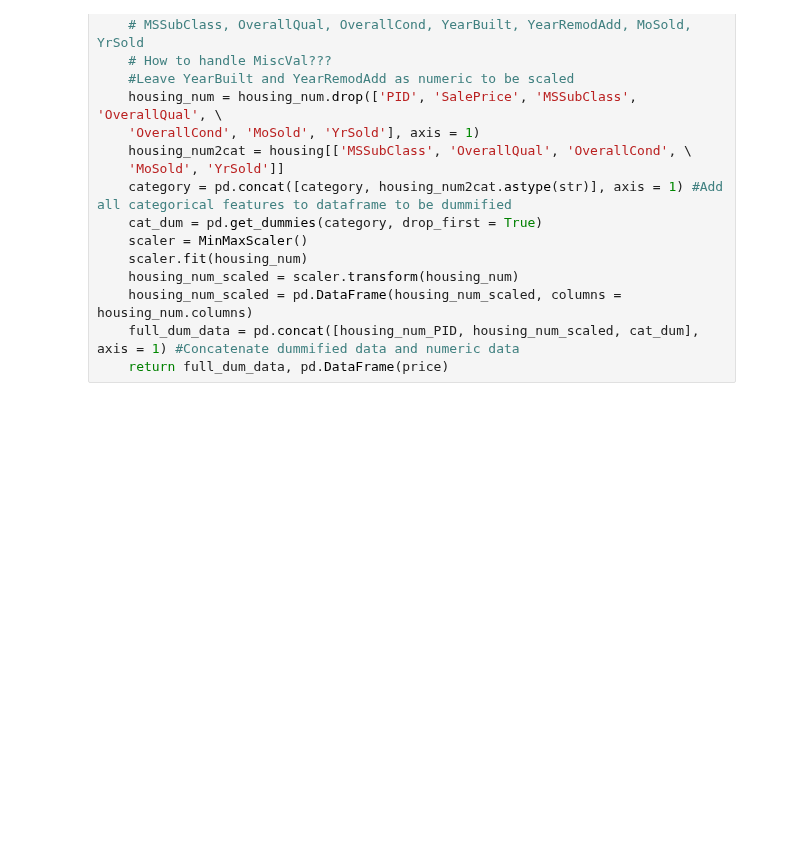
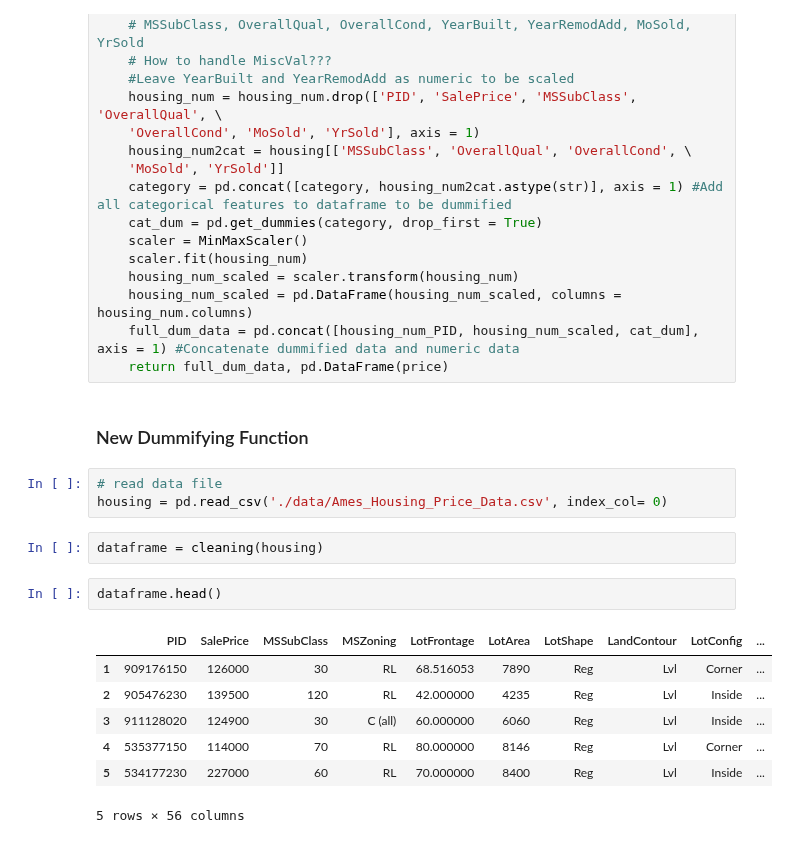
Before and after one commit to djhang99/housing_prices, a Jupyter notebook: David Jhang/older python files/onehot_encoding.ipynb, the cells around one changed output. Saved outputs shown, nothing was run; the diff lists cells and outputs as text; blank space fills up the shorter version.

```diff
--- a/David Jhang/onehot_encoding.ipynb
+++ b/David Jhang/older python files/onehot_encoding.ipynb
@@ -267,3 +268,20 @@ def dummify_func(housing):
     housing_num_scaled = pd.DataFrame(housing_num_scaled, columns = housing_num.columns)
     full_dum_data = pd.concat([housing_num_PID, housing_num_scaled, cat_dum], axis = 1) #Concatenate dummified data and numeric data
     return full_dum_data, pd.DataFrame(price)
+# %% [markdown]
+### New Dummifying Function
+# %%
+# read data file
+housing = pd.read_csv('./data/Ames_Housing_Price_Data.csv', index_col= 0)
+# %%
+dataframe = cleaning(housing)
+# %%
+dataframe.head()
+# %% [output]
+|  | PID | SalePrice | MSSubClass | MSZoning | LotFrontage | LotArea | LotShape | LandContour | LotConfig | ... |
+| 1 | 909176150 | 126000 | 30 | RL | 68.516053 | 7890 | Reg | Lvl | Corner | ... |
+| 2 | 905476230 | 139500 | 120 | RL | 42.000000 | 4235 | Reg | Lvl | Inside | ... |
+| 3 | 911128020 | 124900 | 30 | C (all) | 60.000000 | 6060 | Reg | Lvl | Inside | ... |
+| 4 | 535377150 | 114000 | 70 | RL | 80.000000 | 8146 | Reg | Lvl | Corner | ... |
+| 5 | 534177230 | 227000 | 60 | RL | 70.000000 | 8400 | Reg | Lvl | Inside | ... |
+5 rows × 56 columns
```
Also changed, not shown: parts of 18 cells of this notebook, 5 other files.
